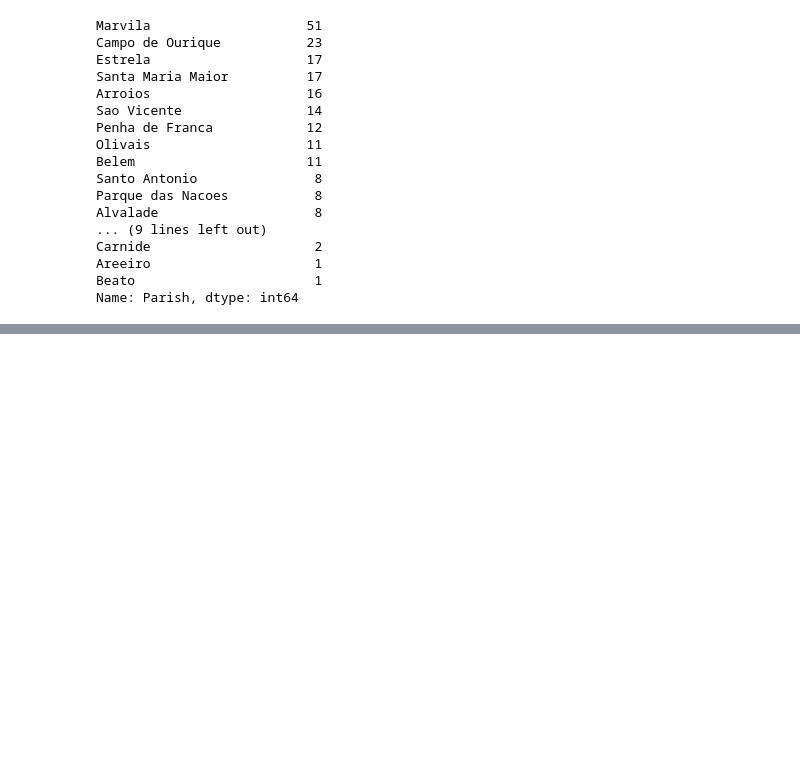
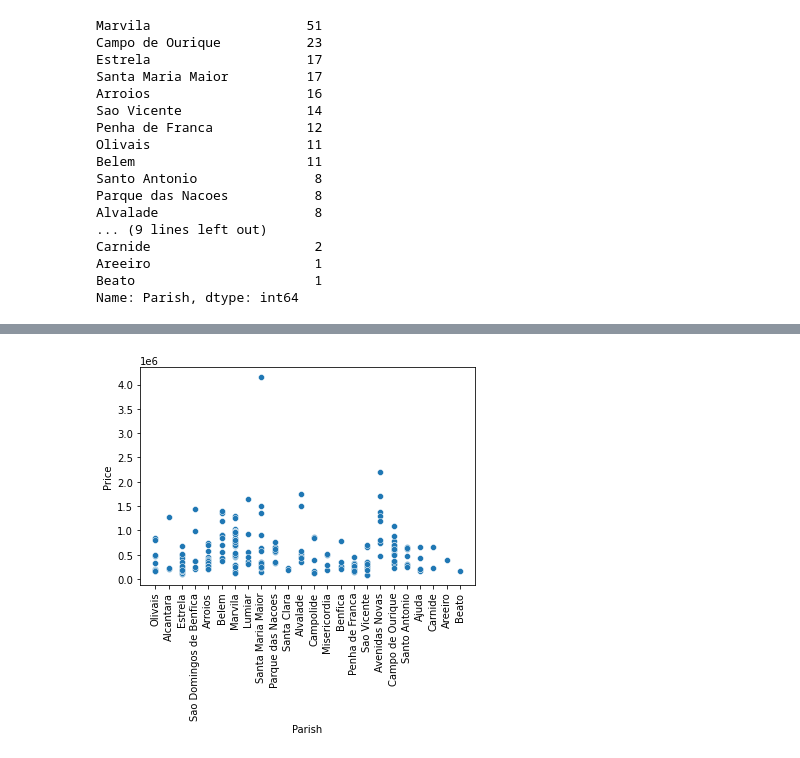
Before and after one commit to Rafabro8500/Data_Science_Fundamentals, a Jupyter notebook: Project - Lisbon House Prices.ipynb, the cells around one changed output, grey strips where cells are left out. Cells and saved outputs as stored; diff of their text form; code cells hidden in the pictures; blank space fills up the shorter version.

```diff
--- a/Project - Lisbon House Prices.ipynb
+++ b/Project - Lisbon House Prices.ipynb
@@ -144,0 +150,5 @@ ModuleNotFoundError: No module named 'ggplot'
+# %%
+g = sn.scatterplot(data=df_raw, y=df_raw['Price'], x=df_raw['Parish'], )
+g.tick_params(axis='x', rotation=90)
+# %% [output]
+[figure, added]
```
Also changed, not shown: parts of 3 cells of this notebook.
